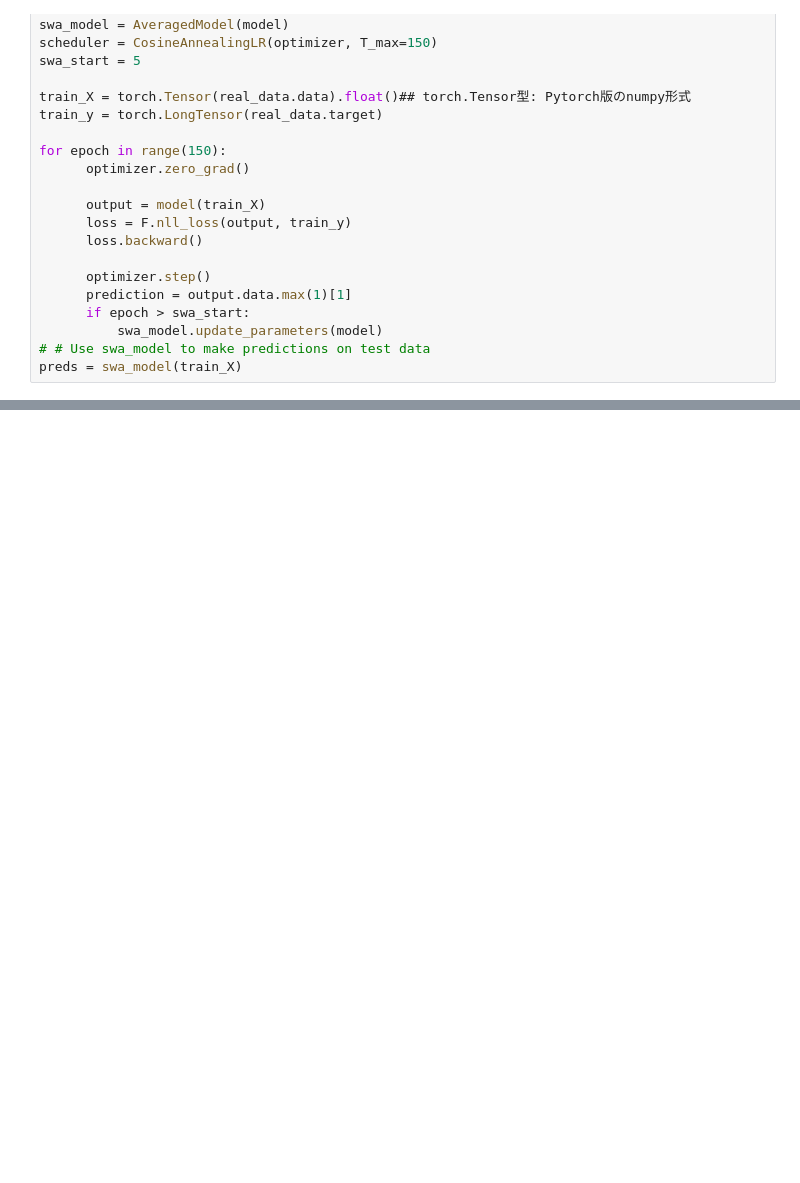
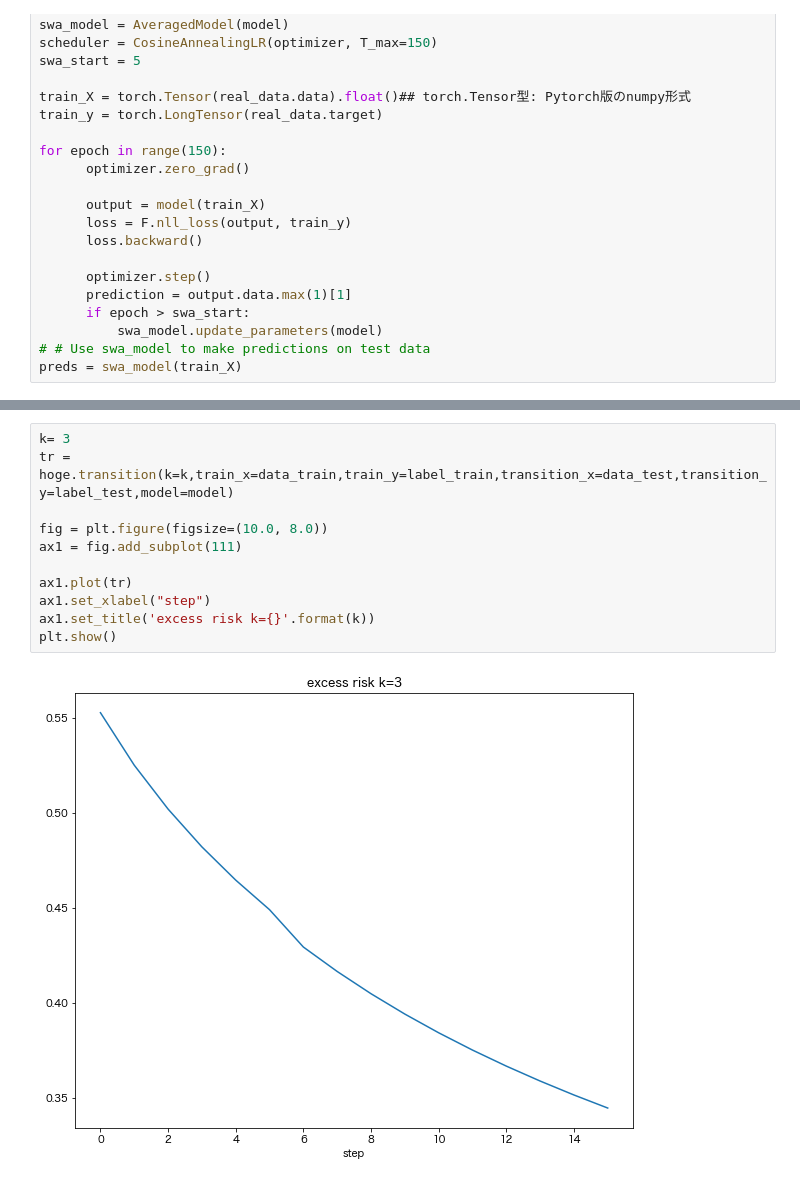
Before and after one commit to NaokiNakamichi/ML, a Jupyter notebook: GD/memo/memo9.ipynb, the cells around one changed output, grey strips where cells are left out. Saved outputs shown, nothing was run; the diff lists cells and outputs as text; blank space fills up the shorter version.

```diff
--- a/GD/memo/memo9.ipynb
+++ b/GD/memo/memo9.ipynb
@@ -138,0 +123,13 @@ tensor(0.3586, grad_fn=<NllLossBackward>)
+# %%
+k= 3
+tr = hoge.transition(k=k,train_x=data_train,train_y=label_train,transition_x=data_test,transition_y=label_test,model=model)
+
+fig = plt.figure(figsize=(10.0, 8.0))
+ax1 = fig.add_subplot(111)
+
+ax1.plot(tr)
+ax1.set_xlabel("step")
+ax1.set_title('excess risk k={}'.format(k))
+plt.show()
+# %% [output]
+[figure, added]
```
Also changed, not shown: parts of 4 cells of this notebook, 5 other files.
